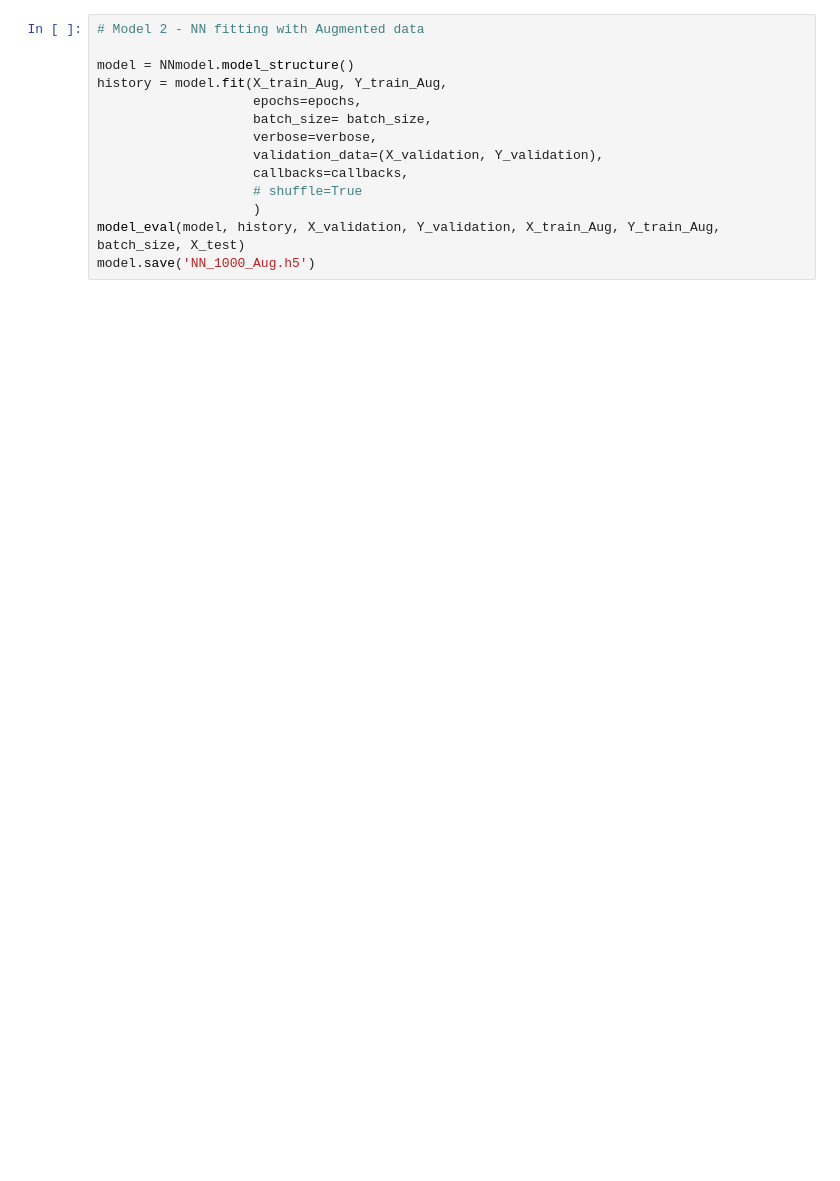
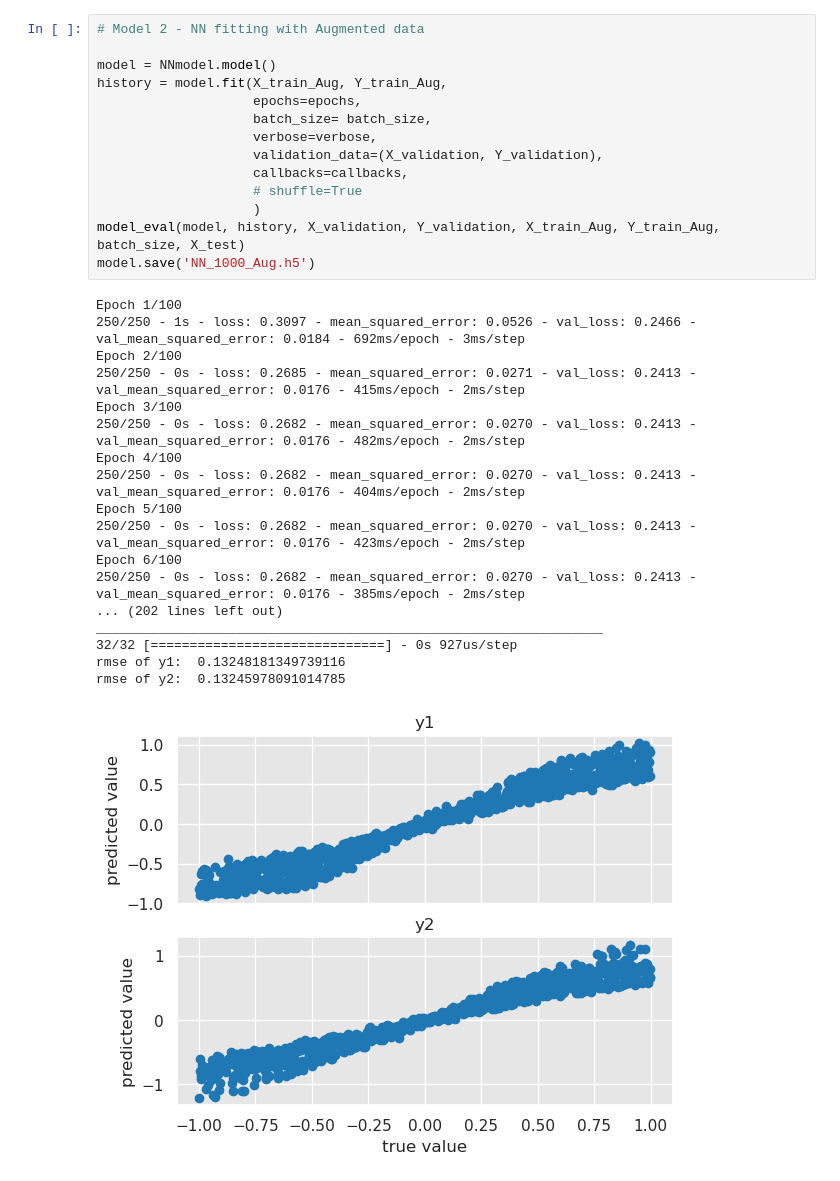
Before and after one commit to sreeragvn/FPDS-final-project-Leakage-Detection, a Jupyter notebook: leakage.ipynb, the cells around one changed output. Drawn from its saved outputs; the diff is of its cells as text; blank space fills up the shorter version.

```diff
--- a/leakage.ipynb
+++ b/leakage.ipynb
@@ -78,14 +209,33 @@ model.save('NN_1000_normal.h5')
 # %%
 # Model 2 - NN fitting with Augmented data
 
-model = NNmodel.model_structure()
+model = NNmodel.model()
 history = model.fit(X_train_Aug, Y_train_Aug,
                     epochs=epochs,
                     batch_size= batch_size,
                     verbose=verbose,
                     validation_data=(X_validation, Y_validation),
                     callbacks=callbacks,
                     # shuffle=True
                     )
 model_eval(model, history, X_validation, Y_validation, X_train_Aug, Y_train_Aug, batch_size, X_test)
 model.save('NN_1000_Aug.h5')
+# %% [output]
+Epoch 1/100
+250/250 - 1s - loss: 0.3097 - mean_squared_error: 0.0526 - val_loss: 0.2466 - val_mean_squared_error: 0.0184 - 692ms/epoch - 3ms/step
+Epoch 2/100
+250/250 - 0s - loss: 0.2685 - mean_squared_error: 0.0271 - val_loss: 0.2413 - val_mean_squared_error: 0.0176 - 415ms/epoch - 2ms/step
+Epoch 3/100
+250/250 - 0s - loss: 0.2682 - mean_squared_error: 0.0270 - val_loss: 0.2413 - val_mean_squared_error: 0.0176 - 482ms/epoch - 2ms/step
+Epoch 4/100
+250/250 - 0s - loss: 0.2682 - mean_squared_error: 0.0270 - val_loss: 0.2413 - val_mean_squared_error: 0.0176 - 404ms/epoch - 2ms/step
+Epoch 5/100
+250/250 - 0s - loss: 0.2682 - mean_squared_error: 0.0270 - val_loss: 0.2413 - val_mean_squared_error: 0.0176 - 423ms/epoch - 2ms/step
+Epoch 6/100
+250/250 - 0s - loss: 0.2682 - mean_squared_error: 0.0270 - val_loss: 0.2413 - val_mean_squared_error: 0.0176 - 385ms/epoch - 2ms/step
+... (202 lines left out)
+_________________________________________________________________
+32/32 [==============================] - 0s 927us/step
+rmse of y1:  0.13248181349739116
+rmse of y2:  0.13245978091014785
+[figure, added]
```
Also changed, not shown: parts of 18 cells of this notebook, 5 other files.
